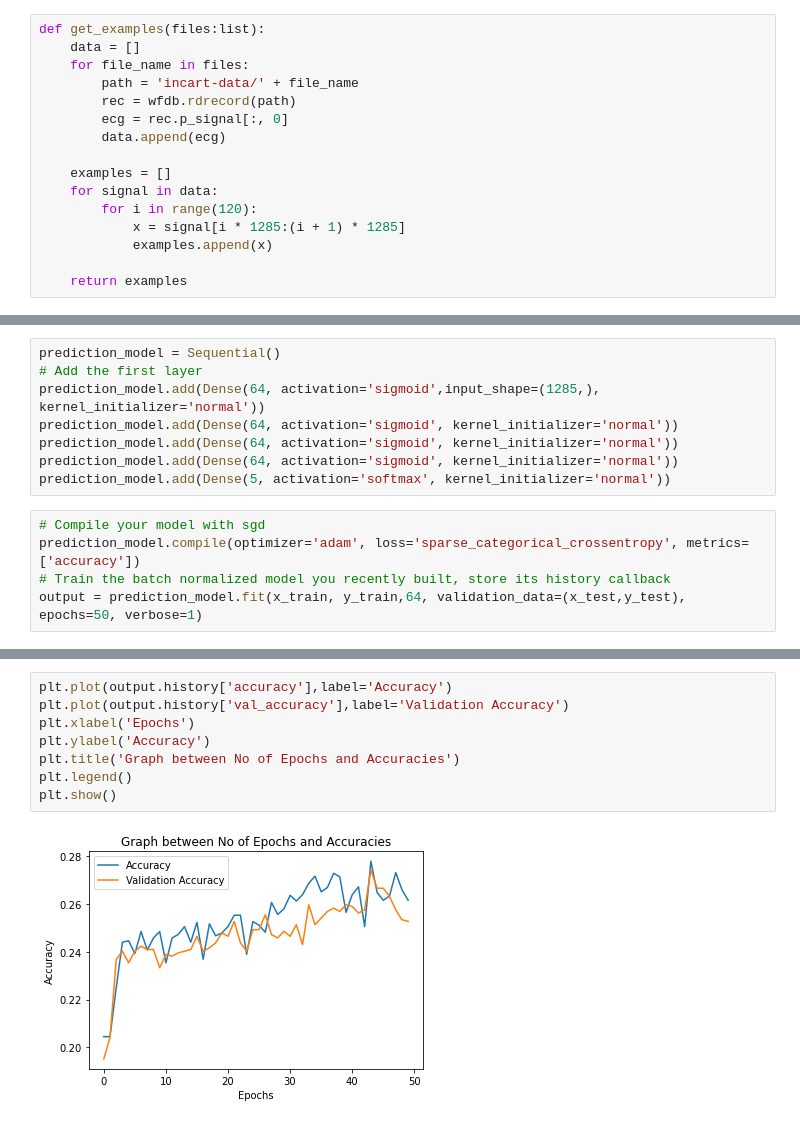
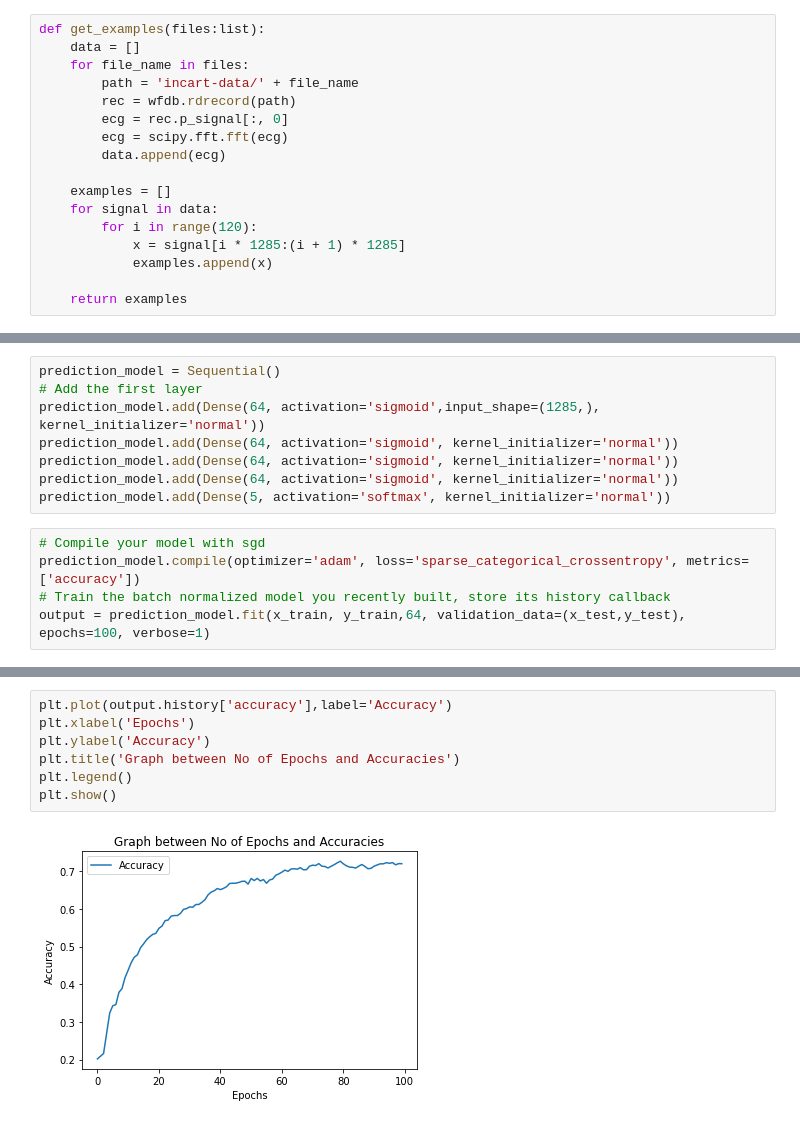
Before and after one commit to Usman4233/Development-of-an-ECG-Device-and-Detection-of-Cardiac-Arrthmia-using-Machine-Learning, a Jupyter notebook: Training Code for MDR_Project-I (Faisal_Javed).ipynb, the cells around one changed output, grey strips where cells are left out. Drawn from its saved outputs; the diff is of its cells as text.

```diff
--- a/Training Code for MDR_Project-I (Faisal_Javed).ipynb
+++ b/Training Code for MDR_Project-I (Faisal_Javed).ipynb
@@ -24,6 +25,7 @@ def get_examples(files:list):
         path = 'incart-data/' + file_name
         rec = wfdb.rdrecord(path)
         ecg = rec.p_signal[:, 0]
+        ecg = scipy.fft.fft(ecg)
         data.append(ecg)
 
     examples = []
@@ -76,5 +78,5 @@ prediction_model.add(Dense(5, activation='softmax', kernel_initializer='normal')
 # Compile your model with sgd
 prediction_model.compile(optimizer='adam', loss='sparse_categorical_crossentropy', metrics=['accuracy'])
 # Train the batch normalized model you recently built, store its history callback
-output = prediction_model.fit(x_train, y_train,64, validation_data=(x_test,y_test), epochs=50, verbose=1)
+output = prediction_model.fit(x_train, y_train,64, validation_data=(x_test,y_test), epochs=100, verbose=1)
 # %% [output]
@@ -98,13 +100,12 @@ Epoch 50/50
 # %%
 plt.plot(output.history['accuracy'],label='Accuracy')
-plt.plot(output.history['val_accuracy'],label='Validation Accuracy')
 plt.xlabel('Epochs')
 plt.ylabel('Accuracy')
 plt.title('Graph between No of Epochs and Accuracies')
 plt.legend()
 plt.show()
 # %% [output]
-[figure, old version]
+[figure, new version]
 # %%
 plt.plot(output.history['val_accuracy'],label='Validation Accuracy')
 plt.xlabel('Epochs')
```
Also changed, not shown: parts of 4 cells of this notebook.
